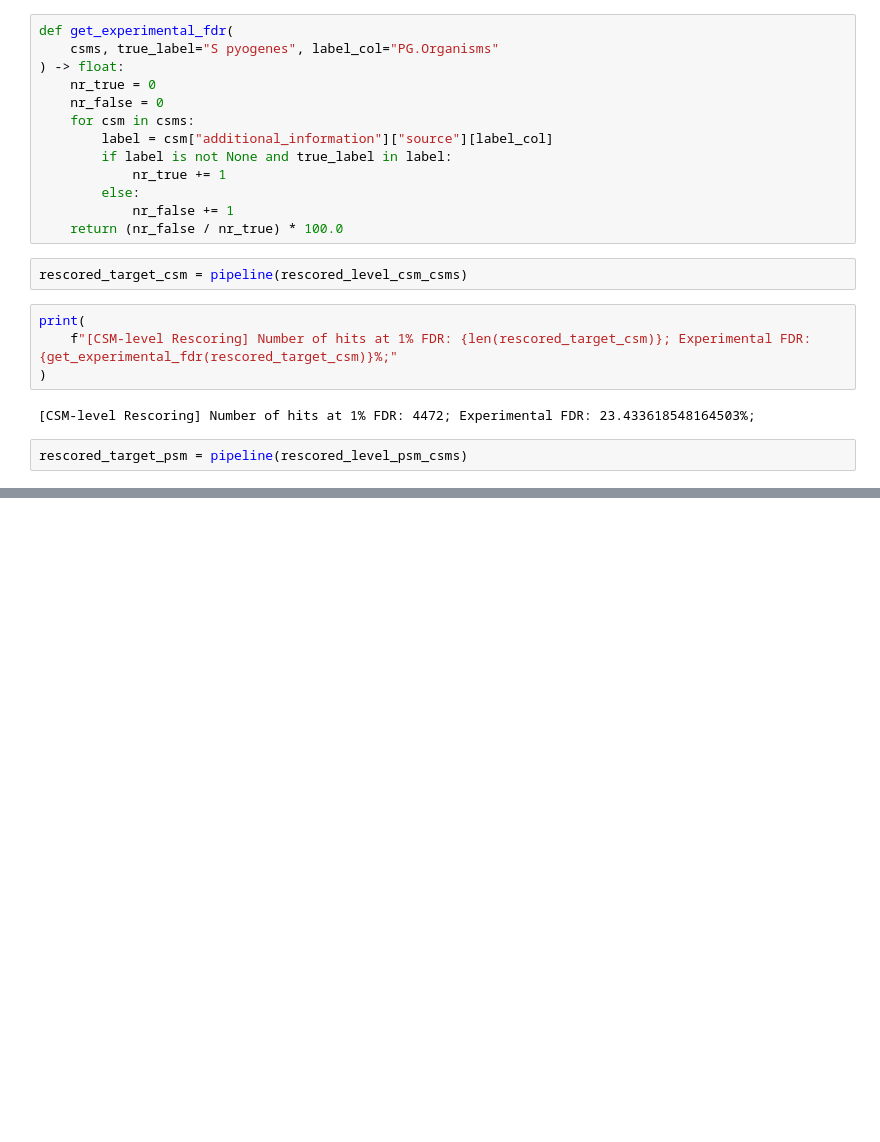
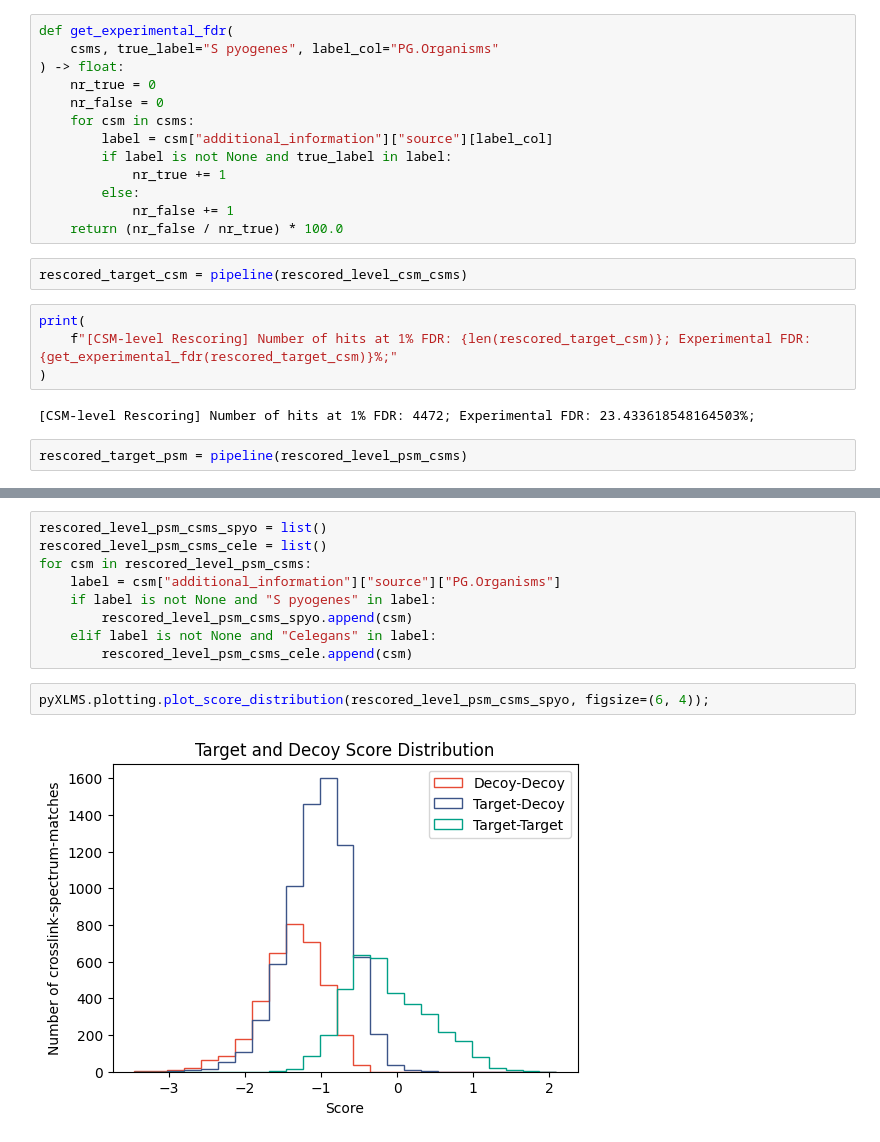
Before and after one commit to hgb-bin-proteomics/MSAnnika_Spectral_Library_exporter_rescoring, a Jupyter notebook: entrapment/entrapment.ipynb, the cells around one changed output, grey strips where cells are left out. Drawn from its saved outputs; the diff is of its cells as text; blank space fills up the shorter version.

```diff
--- a/entrapment/entrapment.ipynb
+++ b/entrapment/entrapment.ipynb
@@ -148,0 +175,13 @@ print(
+# %%
+rescored_level_psm_csms_spyo = list()
+rescored_level_psm_csms_cele = list()
+for csm in rescored_level_psm_csms:
+    label = csm["additional_information"]["source"]["PG.Organisms"]
+    if label is not None and "S pyogenes" in label:
+        rescored_level_psm_csms_spyo.append(csm)
+    elif label is not None and "Celegans" in label:
+        rescored_level_psm_csms_cele.append(csm)
+# %%
+pyXLMS.plotting.plot_score_distribution(rescored_level_psm_csms_spyo, figsize=(6, 4));
+# %% [output]
+[figure, added]
```
Also changed, not shown: parts of 13 cells of this notebook.
